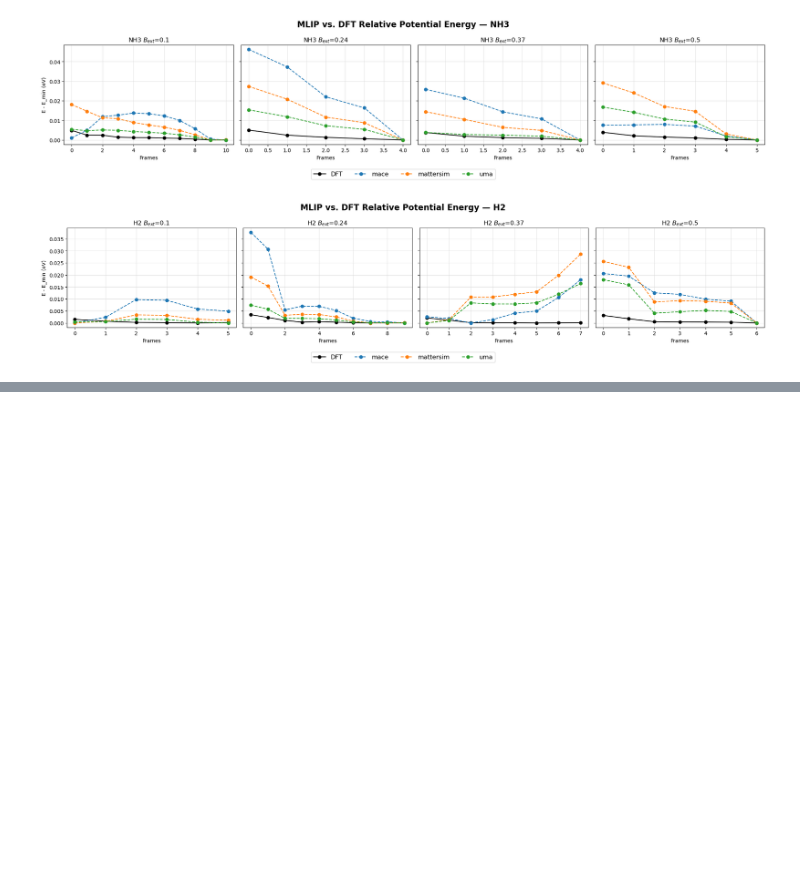
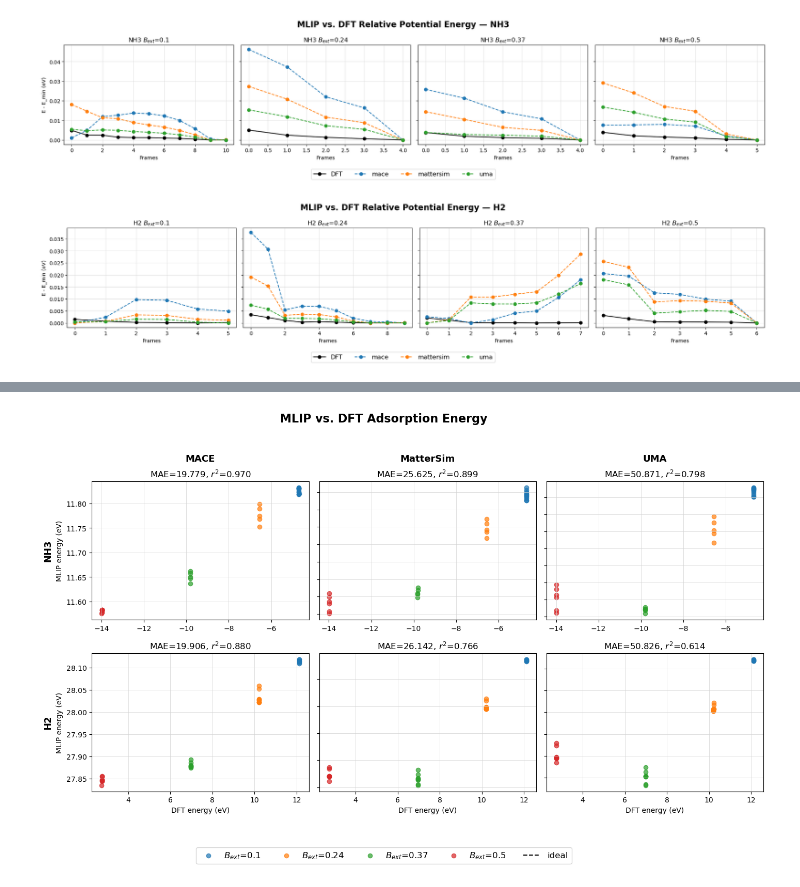
Before and after one commit to zbschwab/mlip-dft-comparison, a Jupyter notebook: dft-mlips-comparison-pipeline.ipynb, the cells around one changed output, grey strips where cells are left out. Drawn from its saved outputs; the diff is of its cells as text; code cells hidden in the pictures; blank space fills up the shorter version.

```diff
--- a/dft-mlips-comparison-pipeline.ipynb
+++ b/dft-mlips-comparison-pipeline.ipynb
@@ -498,0 +474,86 @@ for lbl, label_runs in runs_by_label.items():
+# %%
+# --- fig 3: adsorption energies ---
+n_ads = len(labels)
+n_models = len(MODELS)
+fig, axes = plt.subplots(n_ads, n_models, figsize=(n_models*col_w, n_ads*4.5), dpi=100)
+axes = np.atleast_2d(axes)
+fig.suptitle("MLIP vs. DFT Adsorption Energy", fontsize=16, fontweight='semibold')
+
+bext_vals = sorted({run['bext'] for run in RUNS})
+bext_colors = {b: plt.cm.tab10(i) for i, b in enumerate(bext_vals)}
+
+dft_slab_e = run['dft']['slab_energy']
+dft_gas_e = run['dft']['gas_energy']
+
+for row, lbl in enumerate(labels):
+    label_runs = runs_by_label[lbl]
+    for col, model in enumerate(MODELS):
+        name = model['name']
+        key = name.lower()
+        ax = axes[row, col]
+
+        dft_all_ads, mlip_all_ads = [], []
+        for run in label_runs:
+            dft_e = run['dft']['energies']
+            dft_e_ads = dft_e - dft_slab_e - dft_gas_e
+            mlip_e = np.load(run['results'][key])['mlip_energies']
+            mlip_e_ads = mlip_e - dft_slab_e - dft_gas_e
+            dft_all_ads.append(dft_e_ads)
+            mlip_all_ads.append(mlip_e_ads)
+            ax.scatter(dft_e_ads, mlip_e_ads, alpha=0.7, color=bext_colors[run['bext']],
+                       label=f"$B_{{ext}}$={run['bext']}")
+
+        dft_all_ads = np.concatenate(dft_all_ads)
+        mlip_all_ads = np.concatenate(mlip_all_ads)
+        mae = np.mean(np.abs(mlip_all_ads - dft_all_ads))
+        r = pearsonr(dft_all_ads, mlip_all_ads).statistic ** 2  # pearson r^2 -- insensitive to energy offsets
+
+        # independent x/y limits, padded to the data
+        xpad = (dft_all_ads.max() - dft_all_ads.min()) * 0.05
+        ypad = (mlip_all_ads.max() - mlip_all_ads.min()) * 0.05
+        xmin, xmax = dft_all_ads.min() - xpad, dft_all_ads.max() + xpad
+        ymin, ymax = mlip_all_ads.min() - ypad, mlip_all_ads.max() + ypad
+
+        # column headers: model name, once per column on the top row
+        if row == 0:
+            ax.annotate(name, xy=(0.5, 1), xytext=(0, 28),
+                        xycoords='axes fraction', textcoords='offset points',
+                        ha='center', va='baseline', fontsize=13, fontweight='bold')
+
+        # row labels: adsorbate name, once per row on the left column
+        if col == 0:
+            ax.annotate(lbl, xy=(0, 0.5), xytext=(-55, 0),
+                        xycoords='axes fraction', textcoords='offset points',
+                        ha='right', va='center', fontsize=13, fontweight='bold',
+                        rotation=90)
+            ax.set_ylabel("MLIP energy (eV)")
+        else:
+            ax.set_yticklabels([])
+
+        #FIXME
+        # y=x line spans the union of both ranges, so it shows up even if
+        # it falls outside the zoomed data window
+        lo = min(xmin, ymin)
+        hi = max(xmax, ymax)
+        ax.plot([lo, hi], [lo, hi], 'k--', label="ideal")
+
+        ax.set_xlim(xmin, xmax); ax.set_ylim(ymin, ymax)
+
+        ax.set_xlim(xmin, xmax); ax.set_ylim(ymin, ymax)
+        ax.grid(color='lightgrey', linewidth=0.5)
+        ax.set_title(f"MAE={mae:.3f}, $r^2$={r:.3f}")
+
+        if row == n_ads - 1:
+            ax.set_xlabel("DFT energy (eV)")
+        if col == 0:
+            ax.set_ylabel("MLIP energy (eV)")
+        else:
+            ax.set_yticklabels([])
+
+handles, labels_ = axes[0, 0].get_legend_handles_labels()
+fig.legend(handles, labels_, loc='lower center', ncol=len(bext_vals)+1,
+            bbox_to_anchor=(0.5, 0.0), fontsize=12)
+plt.tight_layout(rect=[0.05, 0.1, 1, 0.95])
+plt.show()
+# %% [output]
+[figure, added]
```
Also changed, not shown: parts of 3 cells of this notebook.
